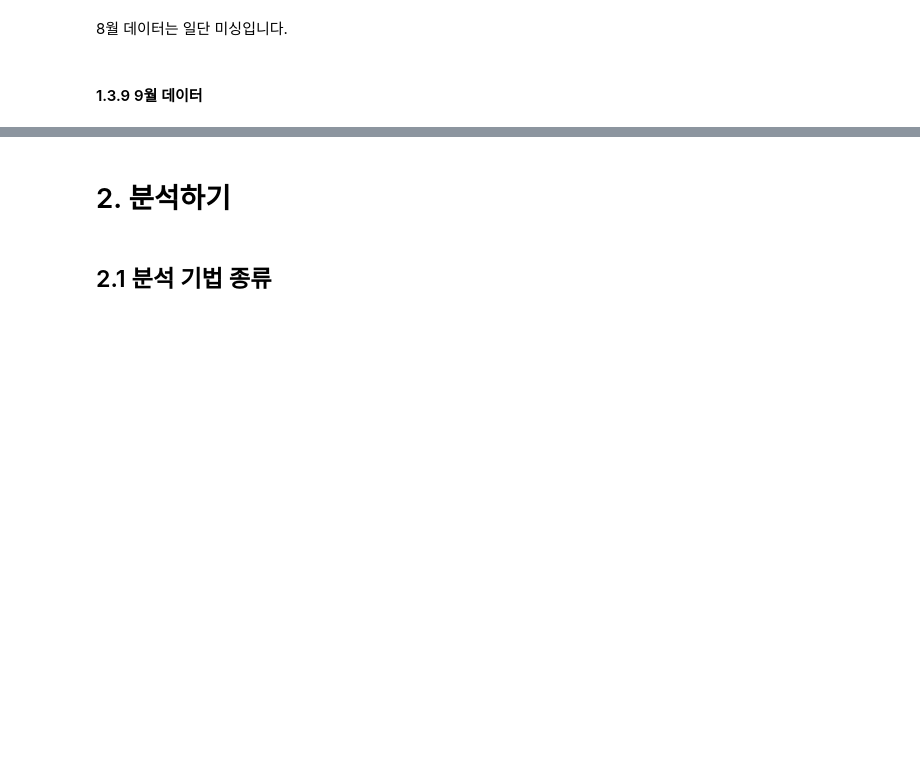
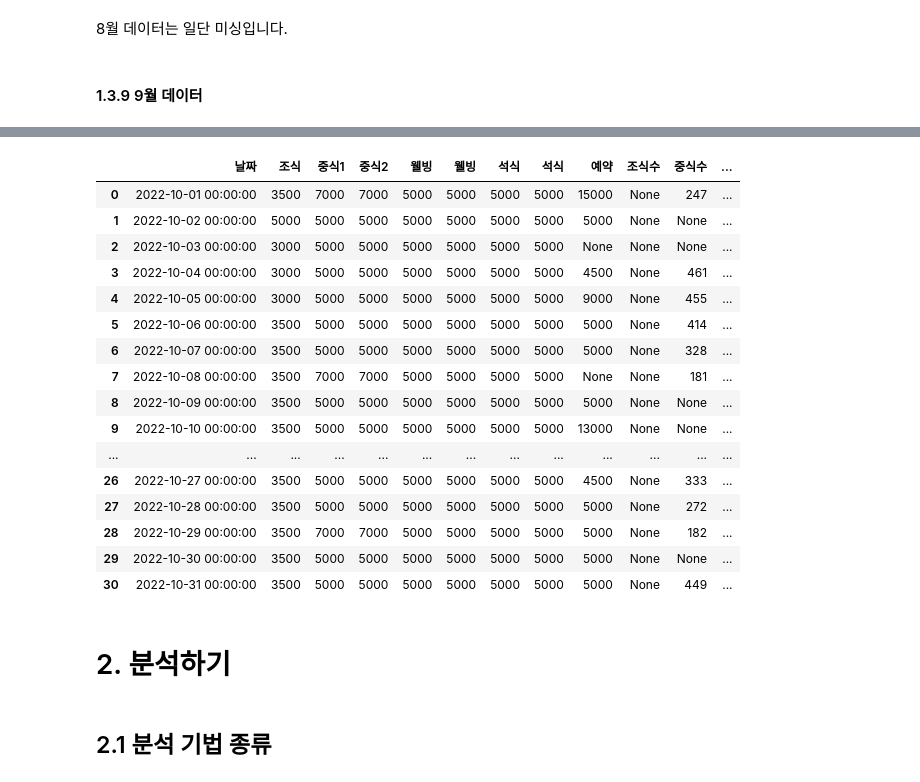
Before and after one commit to 10wook/School_Restaurants_demand_forcast, a Jupyter notebook: test.ipynb, the cells around one changed output, grey strips where cells are left out. Saved outputs shown, nothing was run; the diff lists cells and outputs as text; code cells hidden in the pictures; blank space fills up the shorter version.

```diff
--- a/test.ipynb
+++ b/test.ipynb
@@ -536,3 +638,23 @@ demend_info_2022_07
+# %%
+demend_info_2022_10
+# %% [output]
+|  | 날짜 | 조식 | 중식1 | 중식2 | 웰빙 | 웰빙 | 석식 | 석식 | 예약 | 조식수 | 중식수 | ... |
+| 0 | 2022-10-01 00:00:00 | 3500 | 7000 | 7000 | 5000 | 5000 | 5000 | 5000 | 15000 | None | 247 | ... |
+| 1 | 2022-10-02 00:00:00 | 5000 | 5000 | 5000 | 5000 | 5000 | 5000 | 5000 | 5000 | None | None | ... |
+| 2 | 2022-10-03 00:00:00 | 3000 | 5000 | 5000 | 5000 | 5000 | 5000 | 5000 | None | None | None | ... |
+| 3 | 2022-10-04 00:00:00 | 3000 | 5000 | 5000 | 5000 | 5000 | 5000 | 5000 | 4500 | None | 461 | ... |
+| 4 | 2022-10-05 00:00:00 | 3000 | 5000 | 5000 | 5000 | 5000 | 5000 | 5000 | 9000 | None | 455 | ... |
+| 5 | 2022-10-06 00:00:00 | 3500 | 5000 | 5000 | 5000 | 5000 | 5000 | 5000 | 5000 | None | 414 | ... |
+| 6 | 2022-10-07 00:00:00 | 3500 | 5000 | 5000 | 5000 | 5000 | 5000 | 5000 | 5000 | None | 328 | ... |
+| 7 | 2022-10-08 00:00:00 | 3500 | 7000 | 7000 | 5000 | 5000 | 5000 | 5000 | None | None | 181 | ... |
+| 8 | 2022-10-09 00:00:00 | 3500 | 5000 | 5000 | 5000 | 5000 | 5000 | 5000 | 5000 | None | None | ... |
+| 9 | 2022-10-10 00:00:00 | 3500 | 5000 | 5000 | 5000 | 5000 | 5000 | 5000 | 13000 | None | None | ... |
+| ... | ... | ... | ... | ... | ... | ... | ... | ... | ... | ... | ... | ... |
+| 26 | 2022-10-27 00:00:00 | 3500 | 5000 | 5000 | 5000 | 5000 | 5000 | 5000 | 4500 | None | 333 | ... |
+| 27 | 2022-10-28 00:00:00 | 3500 | 5000 | 5000 | 5000 | 5000 | 5000 | 5000 | 5000 | None | 272 | ... |
+| 28 | 2022-10-29 00:00:00 | 3500 | 7000 | 7000 | 5000 | 5000 | 5000 | 5000 | 5000 | None | 182 | ... |
+| 29 | 2022-10-30 00:00:00 | 3500 | 5000 | 5000 | 5000 | 5000 | 5000 | 5000 | 5000 | None | None | ... |
+| 30 | 2022-10-31 00:00:00 | 3500 | 5000 | 5000 | 5000 | 5000 | 5000 | 5000 | 5000 | None | 449 | ... |
 # %% [markdown]
 # 2. 분석하기
 # %% [markdown]
```
Also changed, not shown: parts of 10 cells of this notebook.
